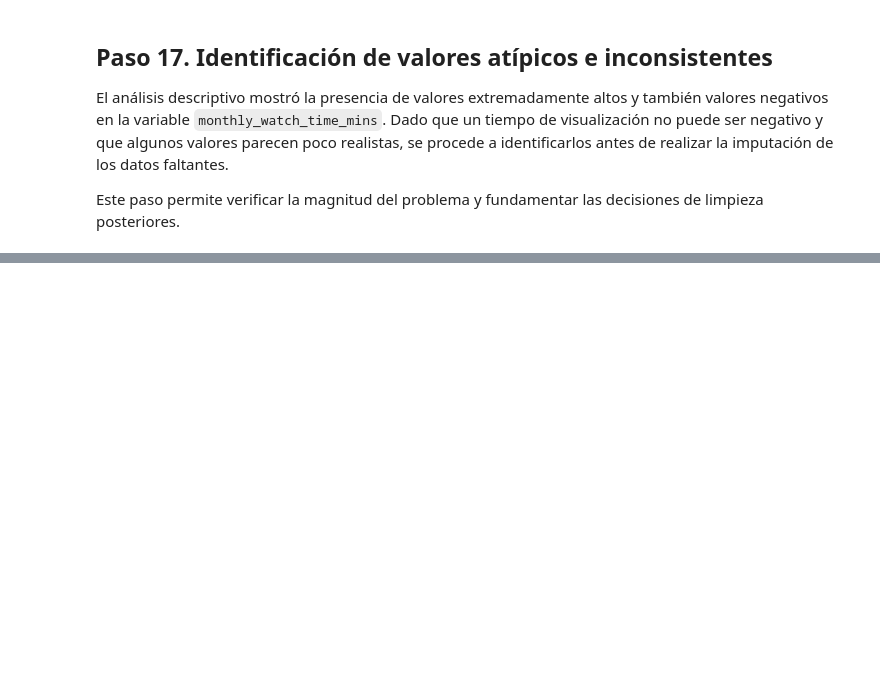
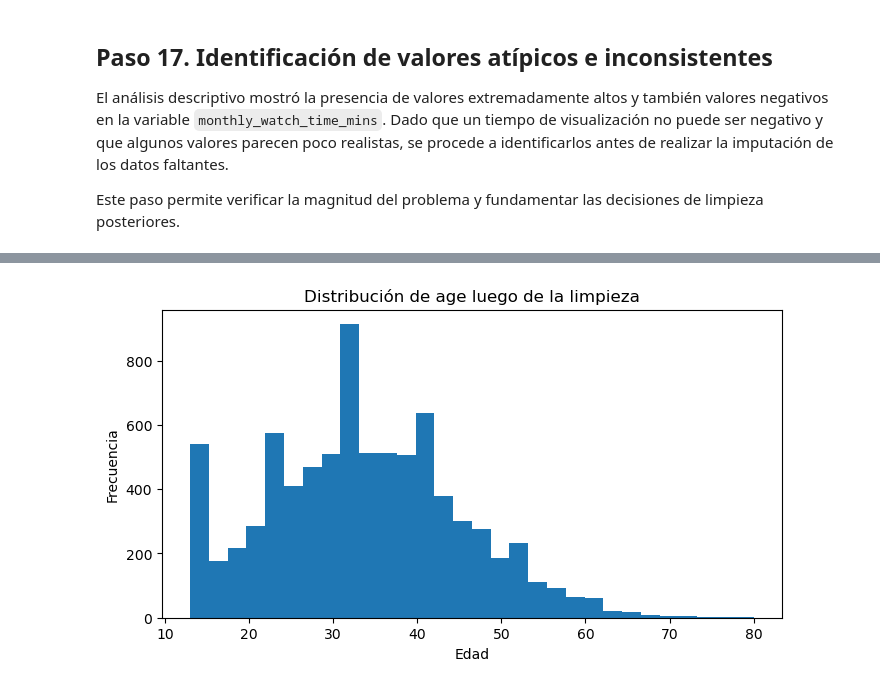
Before and after one commit to Juliocmonger1994/PI_Mineria_Datos_1, a Jupyter notebook: notebooks/02_calidad_y_limpieza.ipynb, the cells around one changed output, grey strips where cells are left out. Cells and saved outputs as stored; diff of their text form; code cells hidden in the pictures; blank space fills up the shorter version.

```diff
--- a/notebooks/02_calidad_y_limpieza.ipynb
+++ b/notebooks/02_calidad_y_limpieza.ipynb
@@ -1180,0 +730,9 @@ files.download("logs/pipeline_log.csv")
+# %%
+mediana_watch_time = df_limpio["monthly_watch_time_mins"].median()
+
+df_limpio["monthly_watch_time_mins"] = (
+    df_limpio["monthly_watch_time_mins"]
+    .fillna(mediana_watch_time)
+)
+
+print(f"Mediana utilizada: {mediana_watch_time:.2f} minutos")
@@ -1180,0 +747,6 @@ files.download("logs/pipeline_log.csv")
+# %%
+mediana_edad = df_limpio["age"].median()
+
+df_limpio["age"] = df_limpio["age"].fillna(mediana_edad)
+
+print(f"Mediana utilizada: {mediana_edad}")
@@ -1180,0 +759,7 @@ files.download("logs/pipeline_log.csv")
+# %%
+moda_genero = df_limpio["favorite_genre"].mode()[0]
+
+df_limpio["favorite_genre"] = (
+    df_limpio["favorite_genre"]
+    .fillna(moda_genero)
+)
@@ -1180,0 +777,9 @@ files.download("logs/pipeline_log.csv")
+# %%
+mediana_tickets = df_limpio["customer_support_tickets"].median()
+
+df_limpio["customer_support_tickets"] = (
+    df_limpio["customer_support_tickets"]
+    .fillna(mediana_tickets)
+)
+
+print(f"Mediana utilizada: {mediana_tickets}")
@@ -1180,0 +808,11 @@ files.download("logs/pipeline_log.csv")
+# %%
+plt.figure(figsize=(8,4))
+plt.hist(df_limpio["age"], bins=30)
+
+plt.title("Distribución de age luego de la limpieza")
+plt.xlabel("Edad")
+plt.ylabel("Frecuencia")
+
+plt.show()
+# %% [output]
+[figure, added]
```
Also changed, not shown: parts of 101 cells of this notebook, 10 other files.
